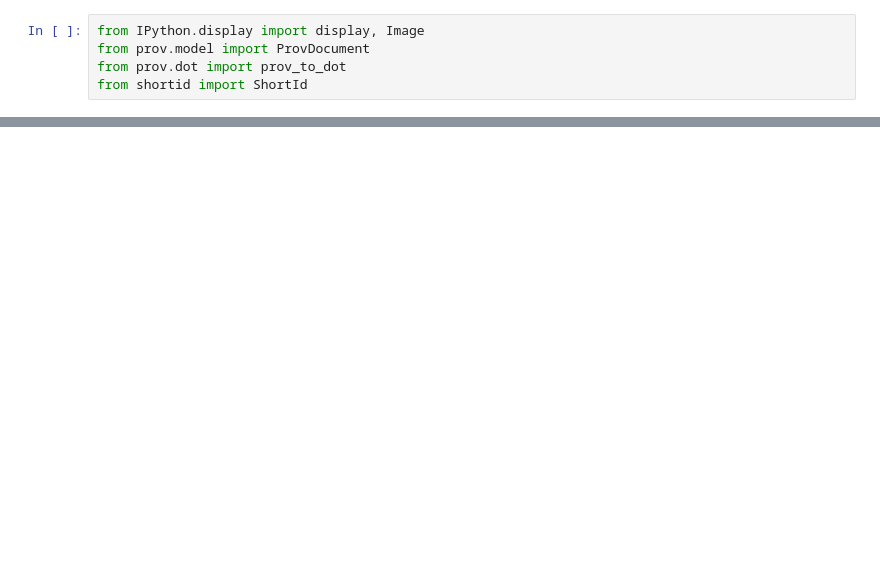
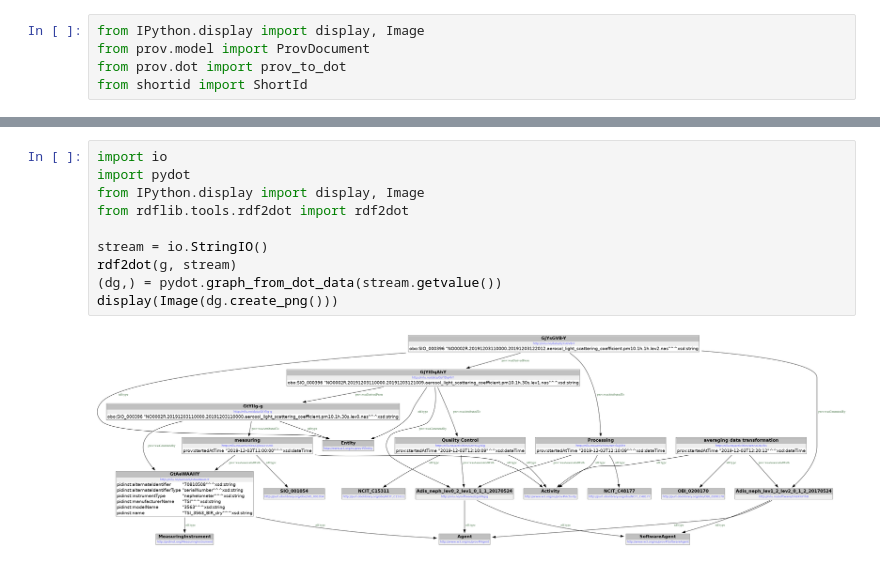
Before and after one commit to ferrighi/provenance-demonstrator, a Jupyter notebook: demonstrator.ipynb, the cells around one changed output, grey strips where cells are left out. Drawn from its saved outputs; the diff is of its cells as text; blank space fills up the shorter version.

```diff
--- a/demonstrator.ipynb
+++ b/demonstrator.ipynb
@@ -66,0 +186,12 @@ display(Image(dot.create_png()))
+# %%
+import io
+import pydot
+from IPython.display import display, Image
+from rdflib.tools.rdf2dot import rdf2dot
+
+stream = io.StringIO()
+rdf2dot(g, stream)
+(dg,) = pydot.graph_from_dot_data(stream.getvalue())
+display(Image(dg.create_png()))
+# %% [output]
+[figure, added]
```
Also changed, not shown: parts of 3 cells of this notebook, 1 other file.
